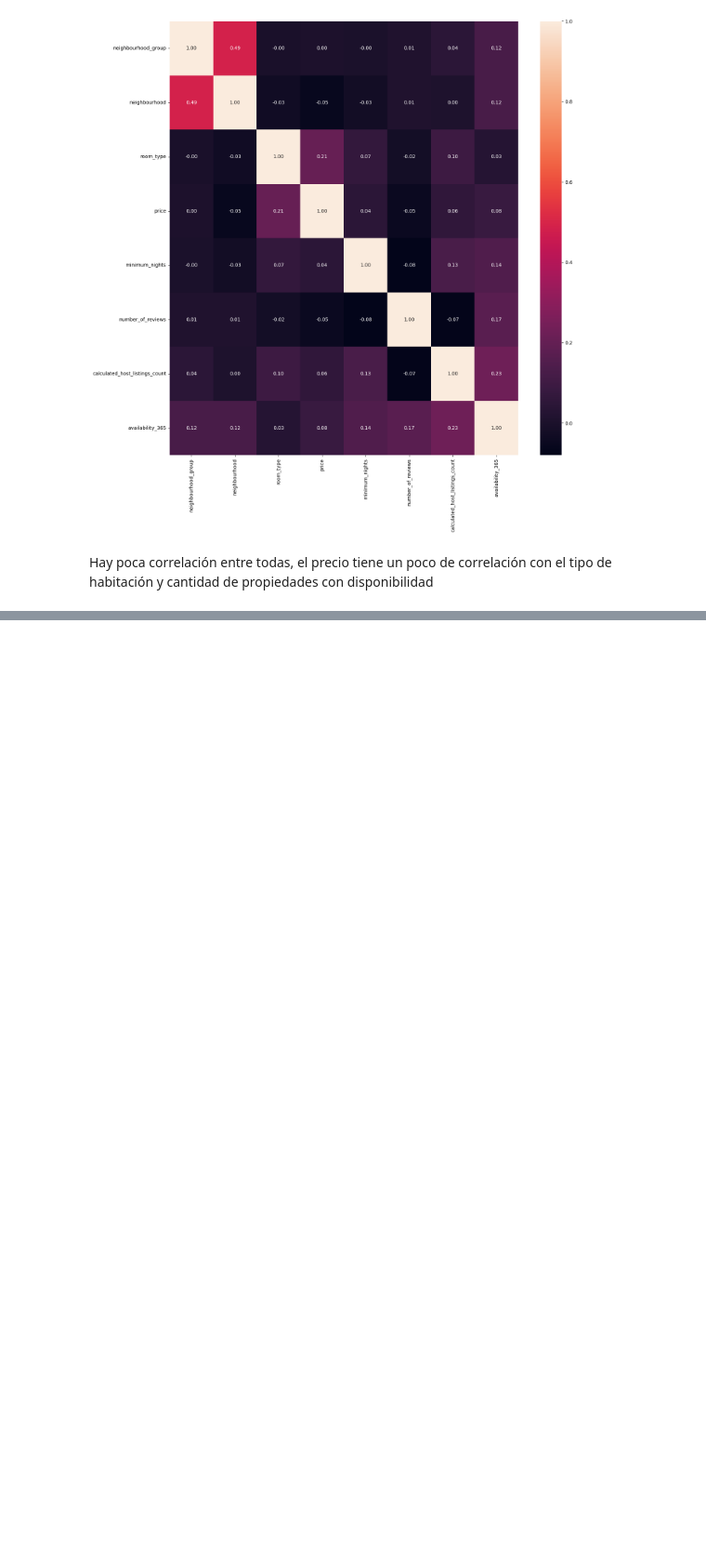
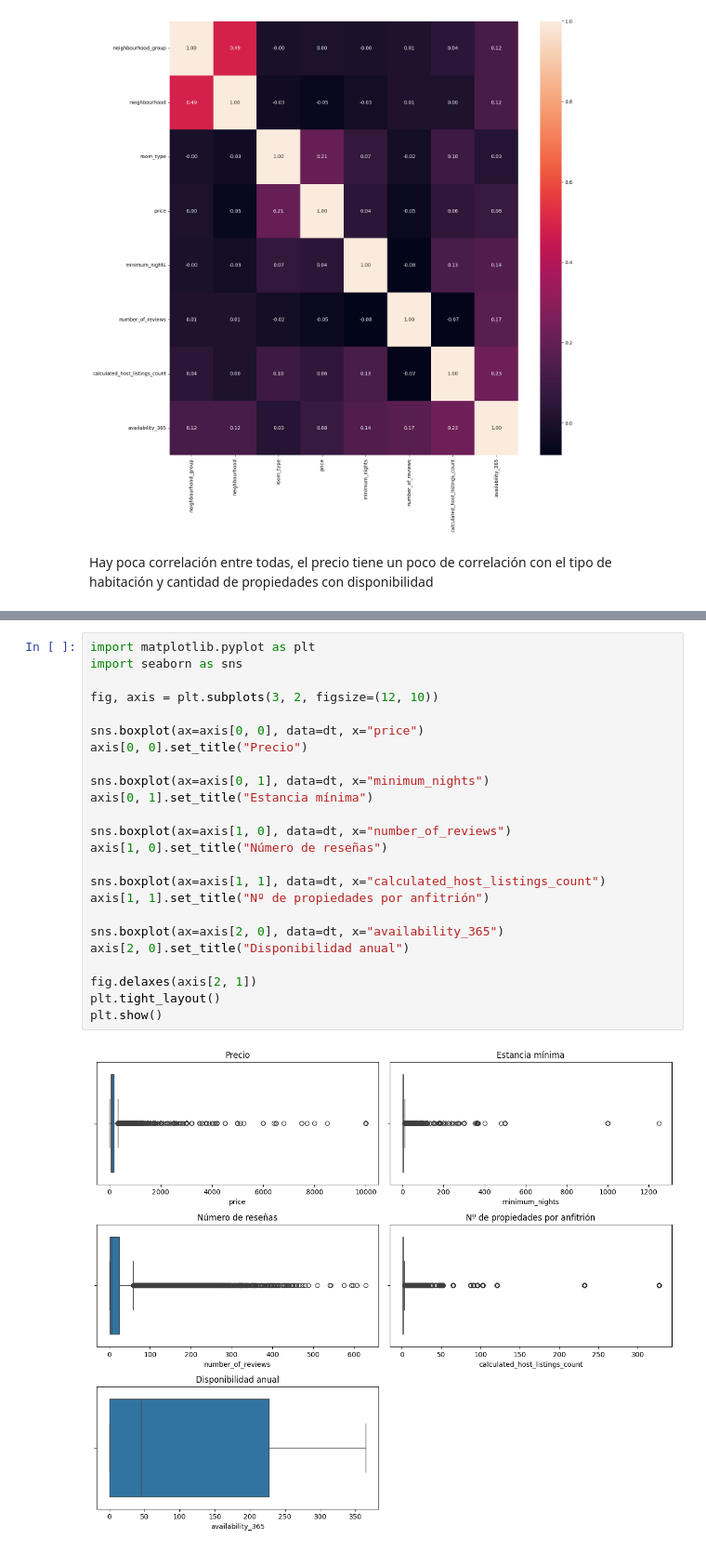
Before and after one commit to 4GeeksAcademy/0204machine-learning-python-template, a Jupyter notebook: src/explore.ipynb, the cells around one changed output, grey strips where cells are left out. Shown: that part at 93% size. Saved outputs shown, nothing was run; the diff lists cells and outputs as text; blank space fills up the shorter version.

```diff
--- a/src/explore.ipynb
+++ b/src/explore.ipynb
@@ -245,0 +258,26 @@ Hay poca correlación entre todas, el precio tiene un poco de correlación con e
+# %%
+import matplotlib.pyplot as plt
+import seaborn as sns
+
+fig, axis = plt.subplots(3, 2, figsize=(12, 10))
+
+sns.boxplot(ax=axis[0, 0], data=dt, x="price")
+axis[0, 0].set_title("Precio")
+
+sns.boxplot(ax=axis[0, 1], data=dt, x="minimum_nights")
+axis[0, 1].set_title("Estancia mínima")
+
+sns.boxplot(ax=axis[1, 0], data=dt, x="number_of_reviews")
+axis[1, 0].set_title("Número de reseñas")
+
+sns.boxplot(ax=axis[1, 1], data=dt, x="calculated_host_listings_count")
+axis[1, 1].set_title("Nº de propiedades por anfitrión")
+
+sns.boxplot(ax=axis[2, 0], data=dt, x="availability_365")
+axis[2, 0].set_title("Disponibilidad anual")
+
+fig.delaxes(axis[2, 1])
+plt.tight_layout()
+plt.show()
+# %% [output]
+[figure, added]
```
Also changed, not shown: parts of 6 cells of this notebook.
